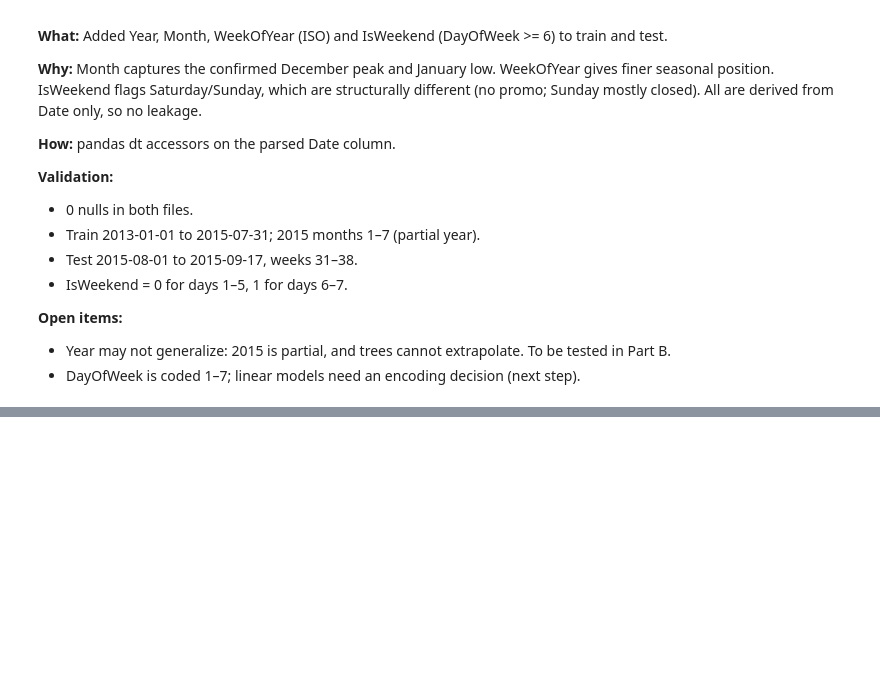
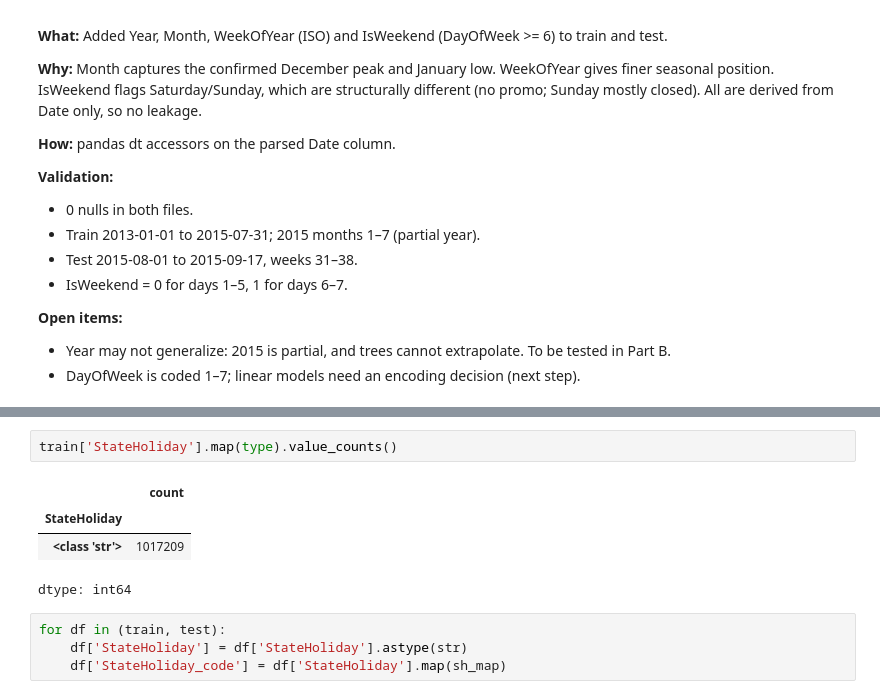
Before and after one commit to Aliraza-Amjad-Shaikh/demand-lens, a Jupyter notebook: notebooks/03_feature_engineering.ipynb, the cells around one changed output, grey strips where cells are left out. Saved outputs shown, nothing was run; the diff lists cells and outputs as text; blank space fills up the shorter version.

Commit message:
Applied encoding techniques on StateHoliday

```diff
--- a/notebooks/03_feature_engineering.ipynb
+++ b/notebooks/03_feature_engineering.ipynb
@@ -272,0 +287,11 @@ dtype: float64
+# %%
+train['StateHoliday'].map(type).value_counts()
+# %% [output]
+|  | count |
+| StateHoliday |  |
+| <class 'str'> | 1017209 |
+dtype: int64
+# %%
+for df in (train, test):
+    df['StateHoliday'] = df['StateHoliday'].astype(str)
+    df['StateHoliday_code'] = df['StateHoliday'].map(sh_map)
```
Also changed, not shown: parts of 6 cells of this notebook.
